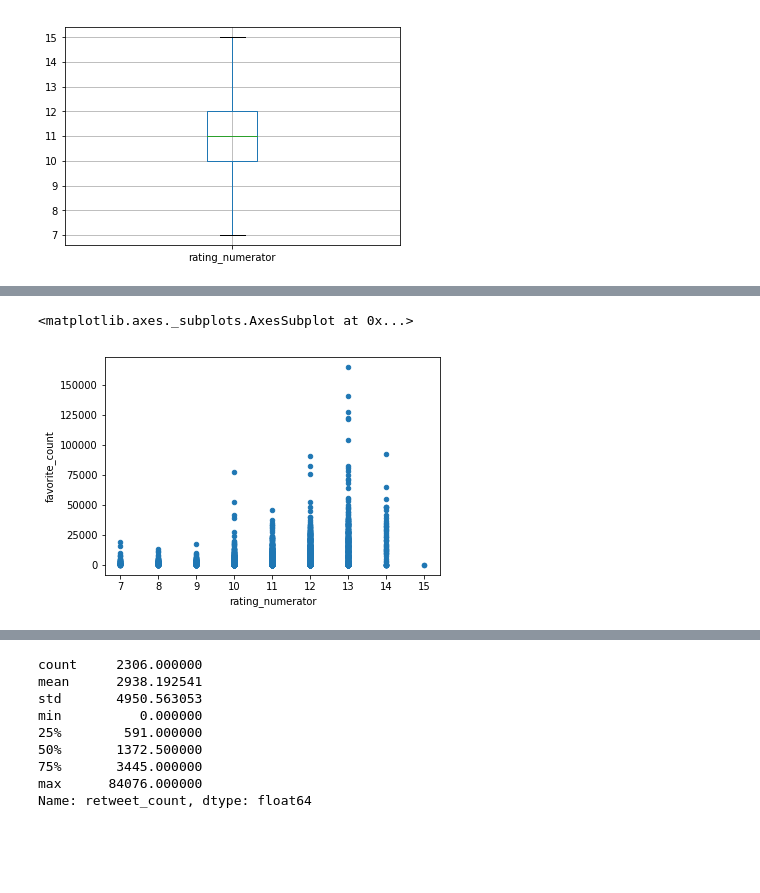
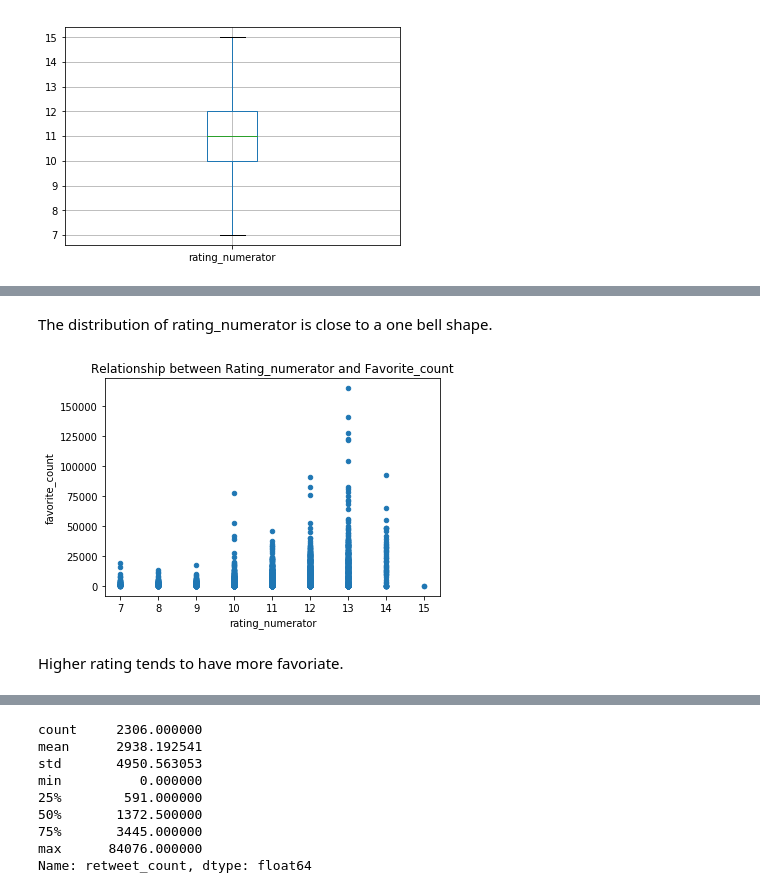
Before and after one commit to Noah-Zheng/DataWrangling_Project, a Jupyter notebook: wrangle_act.ipynb, the cells around one changed output, grey strips where cells are left out. Saved outputs shown, nothing was run; the diff lists cells and outputs as text; code cells hidden in the pictures; blank space fills up the shorter version.

```diff
--- a/wrangle_act.ipynb
+++ b/wrangle_act.ipynb
@@ -832,5 +837,10 @@ df.boxplot(column='rating_numerator', showfliers=False)
+# %% [markdown]
+The distribution of rating_numerator is close to a one bell shape.
 # %%
 df[(df.rating_numerator>=7) & (df.rating_numerator<=15)].plot.scatter(x='rating_numerator',  y='favorite_count')
+plt.title('Relationship between Rating_numerator and Favorite_count')
+plt.savefig('Relationship between Rating_numerator and Favorite_count.png')
 # %% [output]
-<matplotlib.axes._subplots.AxesSubplot at 0x...>
-[figure, old version]
+[figure, new version]
+# %% [markdown]
+Higher rating tends to have more favoriate.
```
Also changed, not shown: parts of 11 cells of this notebook, 6 other files.
